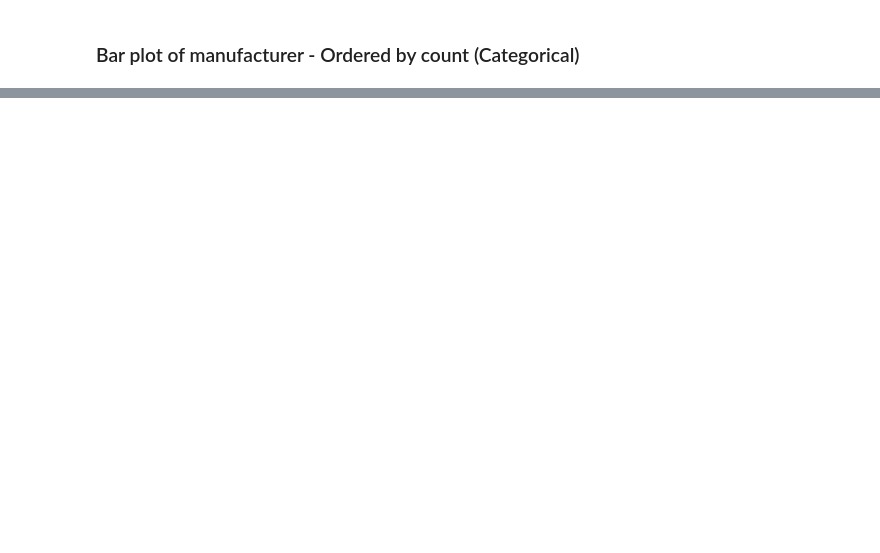
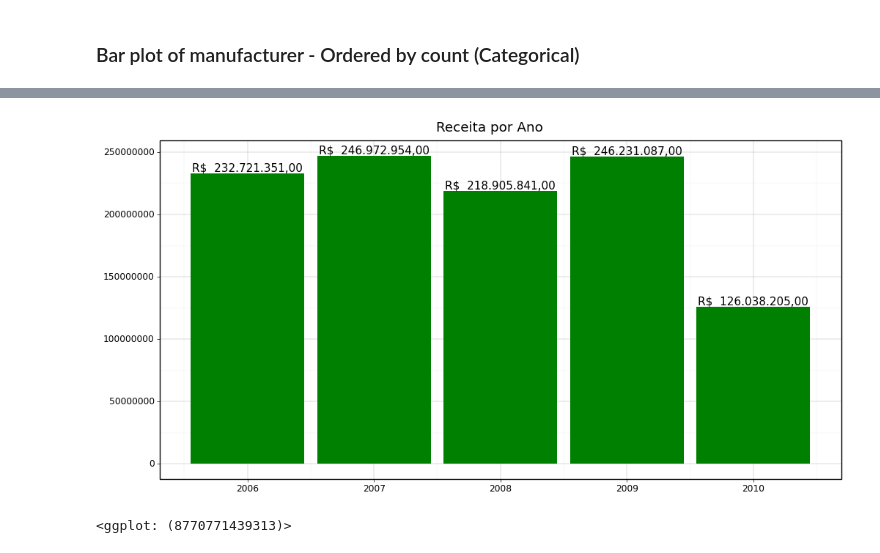
Before and after one commit to joaopcnogueira/plotnine-examples, a Jupyter notebook: Plotnine 01 - Counts and Bar Plots.ipynb, the cells around one changed output, grey strips where cells are left out. Saved outputs shown, nothing was run; the diff lists cells and outputs as text; code cells hidden in the pictures; blank space fills up the shorter version.

```diff
--- a/Plotnine 01 - Counts and Bar Plots.ipynb
+++ b/Plotnine 01 - Counts and Bar Plots.ipynb
@@ -226,0 +265,15 @@ acao_list = acoes.sort_values(by='preco', ascending=False)['acao'].values.tolist
+# %%
+receitas = pd.DataFrame({
+    "ano_venda": [2006, 2007, 2008, 2009, 2010],
+    "receita": [232721351, 246972954, 218905841, 246231087, 126038205]
+})
+# %%
+receitas = (
+    receitas
+    .assign(receita_dolar_fmt = lambda df: df['receita'].apply(lambda x: "$ {:,.2f}".format(x)))
+    .assign(receita_real_fmt  = lambda df: df['receita_dolar_fmt'].str.replace(",", "X") \
+                                                                    .str.replace(".", ",") \
+                                                                    .str.replace("X", ".") \
+                                                                    .str.replace("$", "R$ "))
+)
+receitas
@@ -226,0 +287,14 @@ acao_list = acoes.sort_values(by='preco', ascending=False)['acao'].values.tolist
+# %%
+plotnine.options.figure_size = (12, 6)
+
+(
+    ggplot(receitas, aes(x="ano_venda", y="receita"))
+    + geom_col(fill="green")
+    + geom_text(aes(label="receita_real_fmt"),
+                va='bottom')
+    + labs(x="", y="", title="Receita por Ano")
+    + theme_linedraw()
+)
+# %% [output]
+[figure, added]
+<ggplot: (8770771439313)>
```
Also changed, not shown: parts of 18 cells of this notebook.
